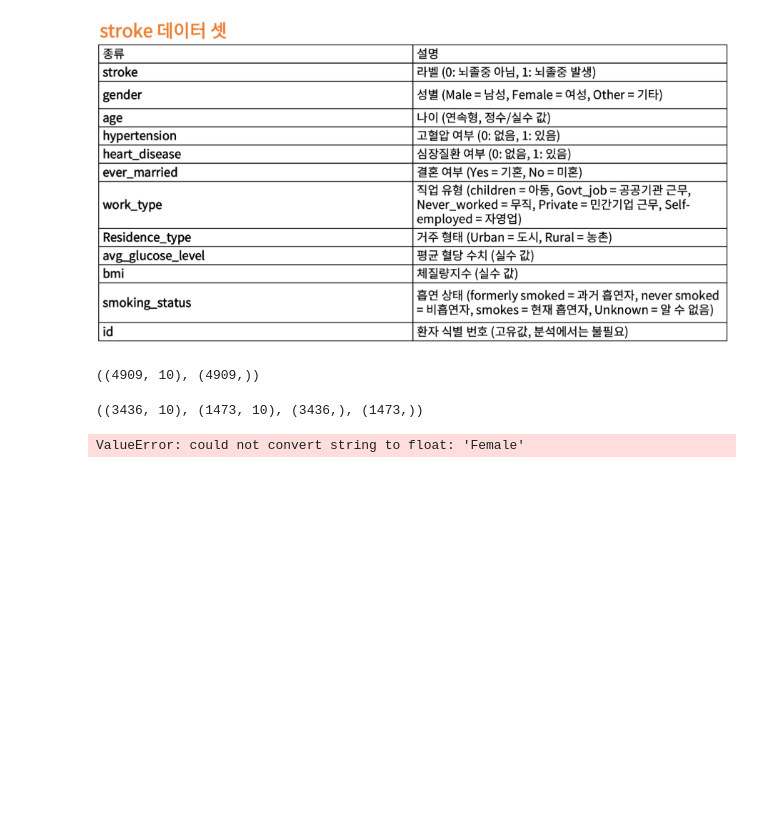
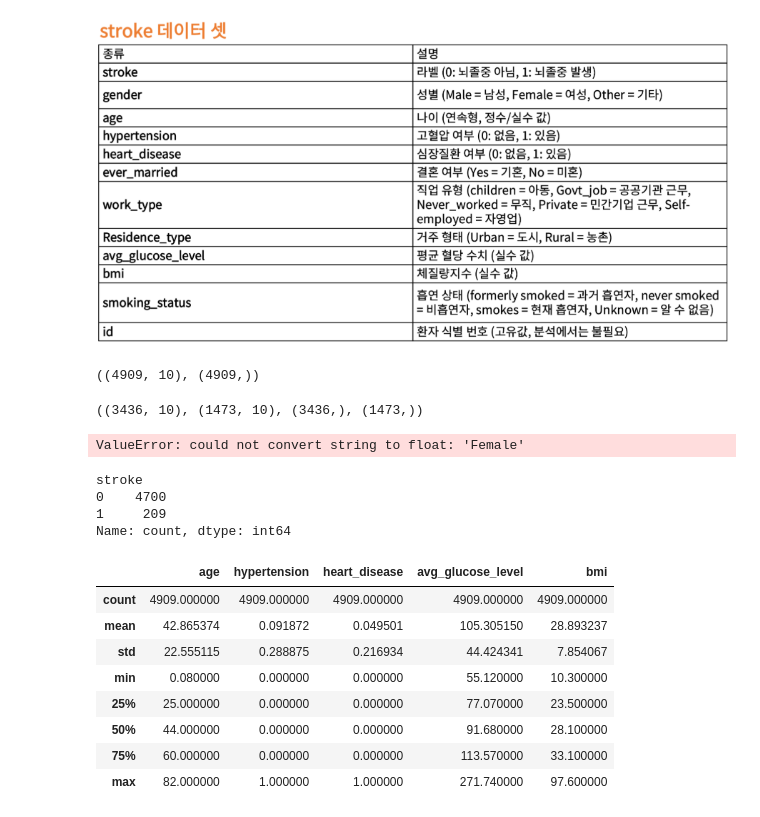
Before and after one commit to rlaj0730-design/python_study, a Jupyter notebook: jupyter_notebook/05.machine learning/ex02_뇌졸중분류(decisiontree).ipynb, the cells around one changed output. Drawn from its saved outputs; the diff is of its cells as text; code cells hidden in the pictures; blank space fills up the shorter version.

```diff
--- a/jupyter_notebook/05.machine learning/ex02_뇌졸중분류(decisiontree).ipynb
+++ b/jupyter_notebook/05.machine learning/ex02_뇌졸중분류(decisiontree).ipynb
@@ -93,0 +101,26 @@ ValueError: could not convert string to float: 'Female'
+# %%
+# 3. 데이터 전처리
+# 데이터 이해하기
+y.value_counts()
+# 0 : 음성, 1 : 양성
+# 결과를 보았을때 불균형한 데이터라면 추가적인 데이터 수집이 필요하다!
+# %% [output]
+stroke
+0    4700
+1     209
+Name: count, dtype: int64
+# %%
+# 기술통계량 확인 -> describe()
+X.describe()
+
+# 기본적으로는 수치형 데이터만 확인이 가능하다
+# %% [output]
+|  | age | hypertension | heart_disease | avg_glucose_level | bmi |
+| count | 4909.000000 | 4909.000000 | 4909.000000 | 4909.000000 | 4909.000000 |
+| mean | 42.865374 | 0.091872 | 0.049501 | 105.305150 | 28.893237 |
+| std | 22.555115 | 0.288875 | 0.216934 | 44.424341 | 7.854067 |
+| min | 0.080000 | 0.000000 | 0.000000 | 55.120000 | 10.300000 |
+| 25% | 25.000000 | 0.000000 | 0.000000 | 77.070000 | 23.500000 |
+| 50% | 44.000000 | 0.000000 | 0.000000 | 91.680000 | 28.100000 |
+| 75% | 60.000000 | 0.000000 | 0.000000 | 113.570000 | 33.100000 |
+| max | 82.000000 | 1.000000 | 1.000000 | 271.740000 | 97.600000 |
```
Also changed, not shown: parts of 34 cells of this notebook.
